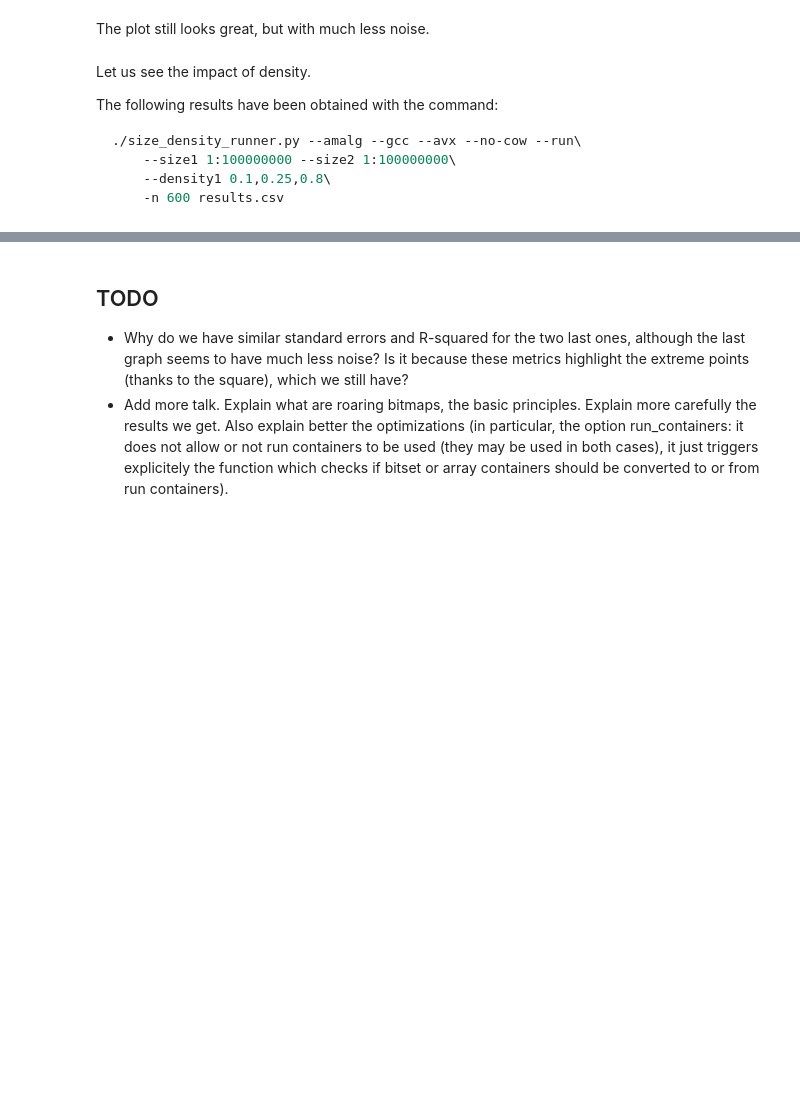
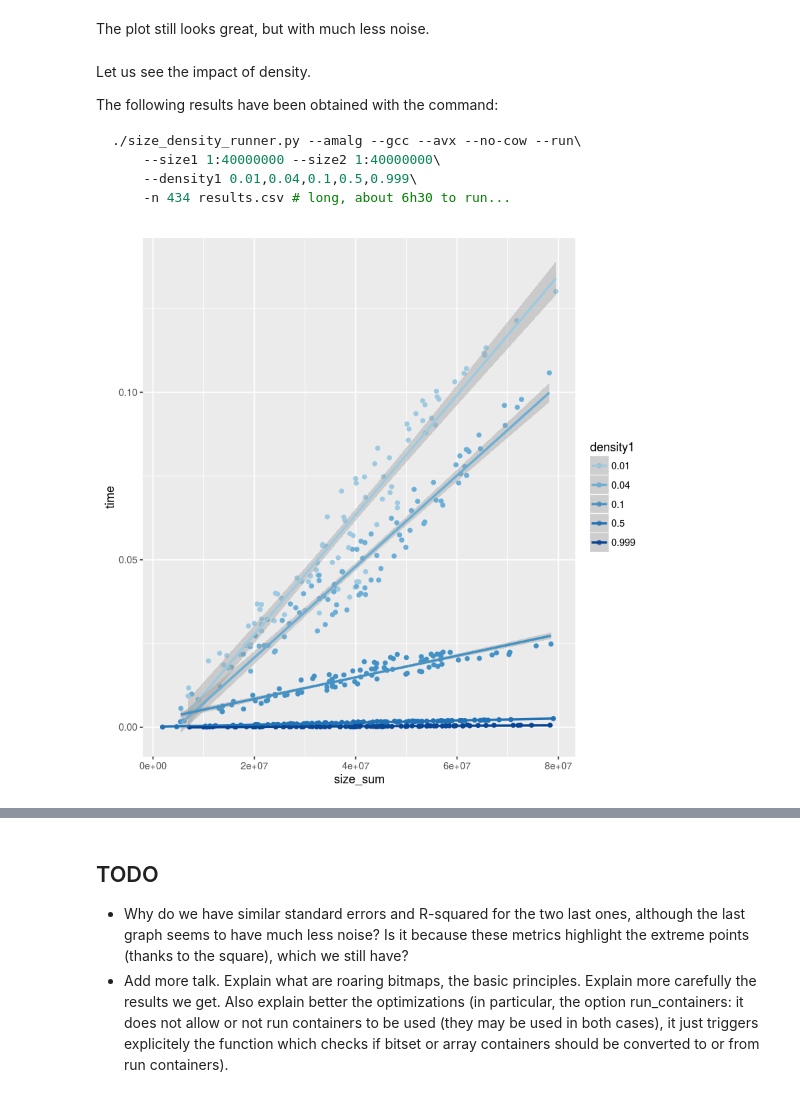
Before and after one commit to Ezibenroc/roaring_analysis, a Jupyter notebook: size_density_analysis.ipynb, the cells around one changed output, grey strips where cells are left out. Saved outputs shown, nothing was run; the diff lists cells and outputs as text; code cells hidden in the pictures; blank space fills up the shorter version.

````diff
--- a/size_density_analysis.ipynb
+++ b/size_density_analysis.ipynb
@@ -144,8 +144,8 @@ Let us see the impact of density.
 The following results have been obtained with the command:
 ```bash
 ./size_density_runner.py --amalg --gcc --avx --no-cow --run\
-    --size1 1:100000000 --size2 1:100000000\
-    --density1 0.1,0.25,0.8\
-    -n 600 results.csv
+    --size1 1:40000000 --size2 1:40000000\
+    --density1 0.01,0.04,0.1,0.5,0.999\
+    -n 434 results.csv # long, about 6h30 to run...
 ```
 # %%
@@ -168,2 +154,12 @@ all_times$group <- apply(all_times['density1'], 1, densitygroup)
 all_times$size_sum <- apply(all_times[,c('size1','size2')], 1, function(y) sum(y['size1'],y['size2'])) # can also take the max
+# %%
+library(RColorBrewer)
+my_colors = brewer.pal(n = 7, "Blues")[3:7] # we exclude the lightest colors
+
+ggplot(all_times, aes(x=size_sum, y=time, group=density1, colour=density1))+
+            geom_point() + geom_smooth(method=lm) +
+            scale_colour_manual(values=my_colors)
+            #scale_color_brewer(type="seq") # alternative, without excluding colors
+# %% [output]
+[figure, added]
 # %%
````
Also changed, not shown: parts of 3 cells of this notebook, 2 other files.
